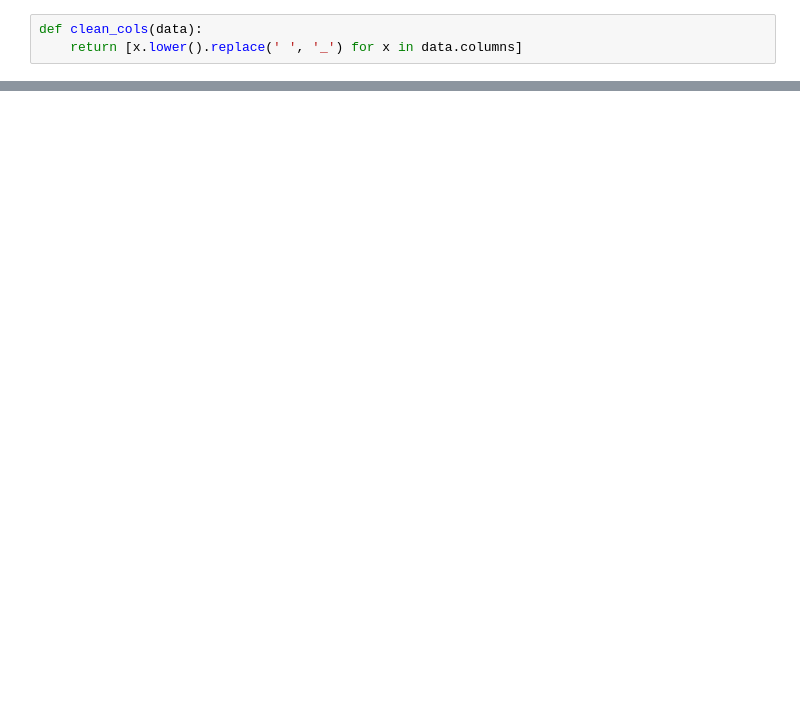
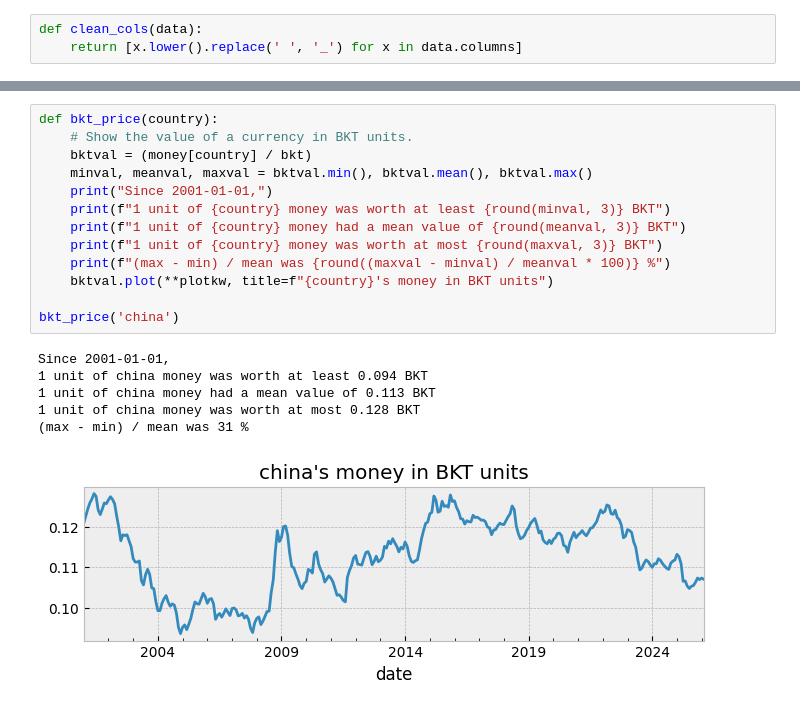
Before and after one commit to samkennerly/chengdu, a Jupyter notebook: science/projects/money.ipynb, the cells around one changed output, grey strips where cells are left out. Saved outputs shown, nothing was run; the diff lists cells and outputs as text; blank space fills up the shorter version.

```diff
--- a/science/projects/money.ipynb
+++ b/science/projects/money.ipynb
@@ -120,0 +128,20 @@ data['china'].plot(**plotkw)
+# %%
+def bkt_price(country):
+    # Show the value of a currency in BKT units.
+    bktval = (money[country] / bkt)
+    minval, meanval, maxval = bktval.min(), bktval.mean(), bktval.max()
+    print("Since 2001-01-01,")
+    print(f"1 unit of {country} money was worth at least {round(minval, 3)} BKT")
+    print(f"1 unit of {country} money had a mean value of {round(meanval, 3)} BKT")
+    print(f"1 unit of {country} money was worth at most {round(maxval, 3)} BKT")
+    print(f"(max - min) / mean was {round((maxval - minval) / meanval * 100)} %")
+    bktval.plot(**plotkw, title=f"{country}'s money in BKT units")
+
+bkt_price('china')
+# %% [output]
+Since 2001-01-01,
+1 unit of china money was worth at least 0.094 BKT
+1 unit of china money had a mean value of 0.113 BKT
+1 unit of china money was worth at most 0.128 BKT
+(max - min) / mean was 31 %
+[figure, added]
```
Also changed, not shown: parts of 25 cells of this notebook.
